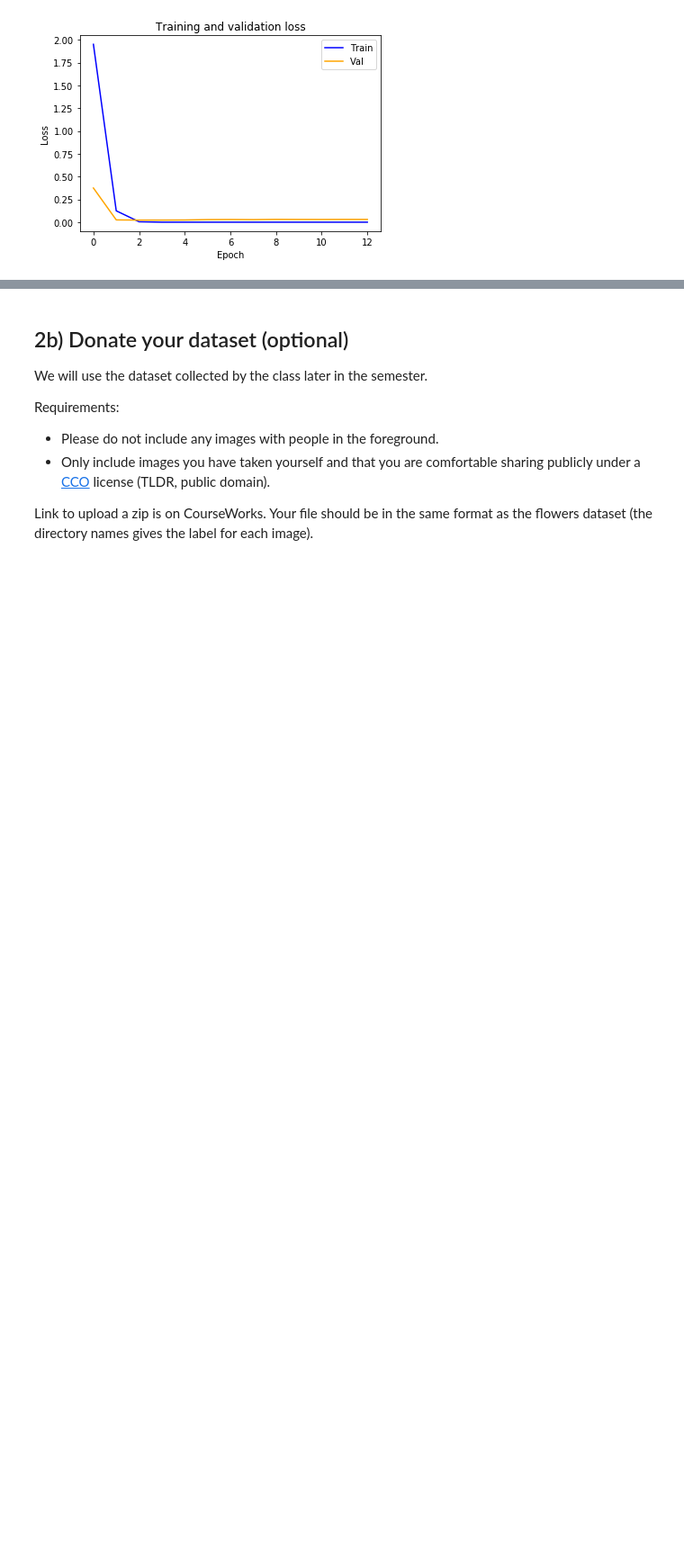
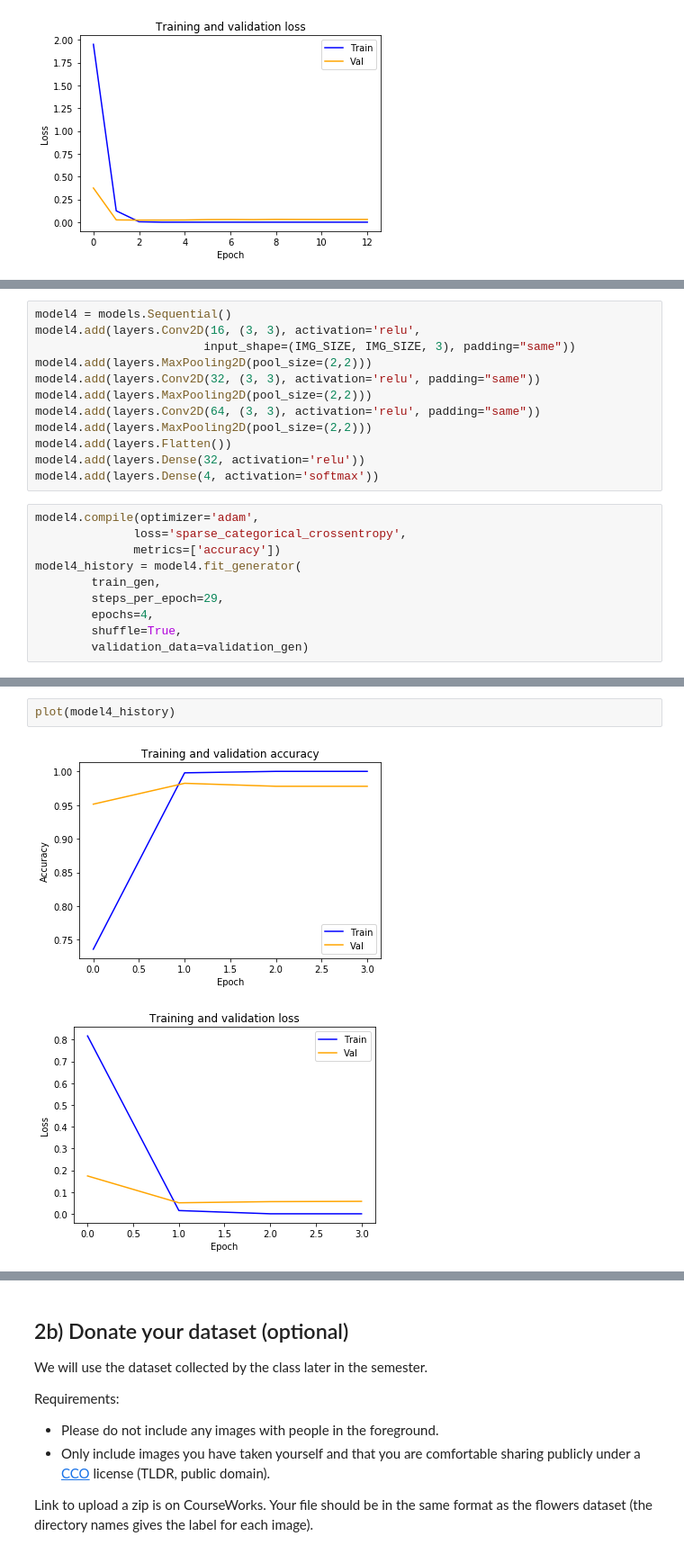
Before and after one commit to muftaye/deep_learning_2019, a Jupyter notebook: a2-1.ipynb, the cells around one changed output, grey strips where cells are left out. Shown at 90% size. Cells and saved outputs as stored; diff of their text form; blank space fills up the shorter version.

```diff
--- a/a2-1.ipynb
+++ b/a2-1.ipynb
@@ -976,0 +951,22 @@ model3.save('landmark_overfit.h5')
+# %%
+model4 = models.Sequential()
+model4.add(layers.Conv2D(16, (3, 3), activation='relu',
+                        input_shape=(IMG_SIZE, IMG_SIZE, 3), padding="same"))
+model4.add(layers.MaxPooling2D(pool_size=(2,2)))
+model4.add(layers.Conv2D(32, (3, 3), activation='relu', padding="same"))
+model4.add(layers.MaxPooling2D(pool_size=(2,2)))
+model4.add(layers.Conv2D(64, (3, 3), activation='relu', padding="same"))
+model4.add(layers.MaxPooling2D(pool_size=(2,2)))
+model4.add(layers.Flatten())
+model4.add(layers.Dense(32, activation='relu'))
+model4.add(layers.Dense(4, activation='softmax'))
+# %%
+model4.compile(optimizer='adam',
+              loss='sparse_categorical_crossentropy',
+              metrics=['accuracy'])
+model4_history = model4.fit_generator(
+        train_gen,
+        steps_per_epoch=29,
+        epochs=4,
+        shuffle=True,
+        validation_data=validation_gen)
@@ -976,0 +982,5 @@ model3.save('landmark_overfit.h5')
+# %%
+plot(model4_history)
+# %% [output]
+[figure, added]
+[figure, added]
```
Also changed, not shown: parts of 32 cells of this notebook.
